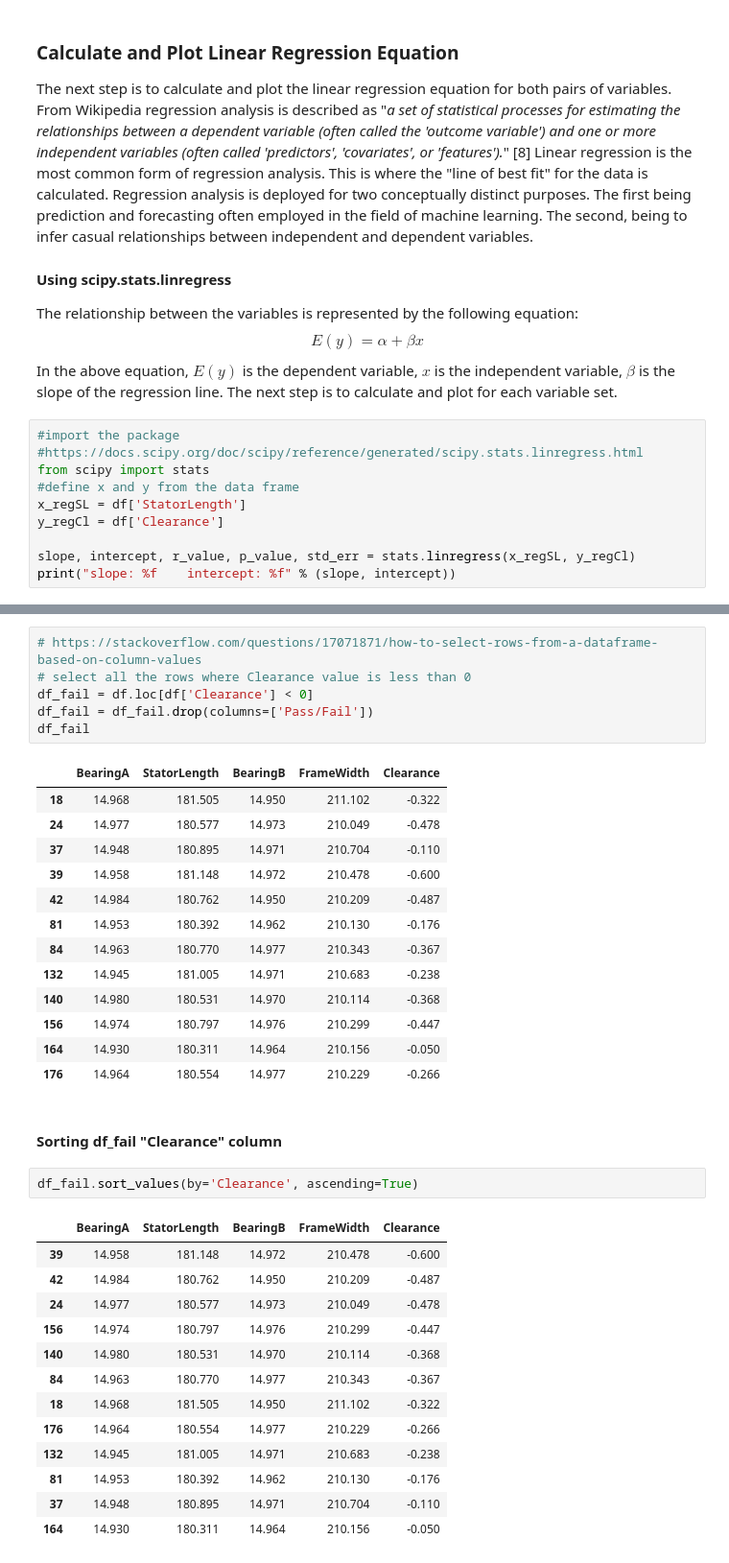
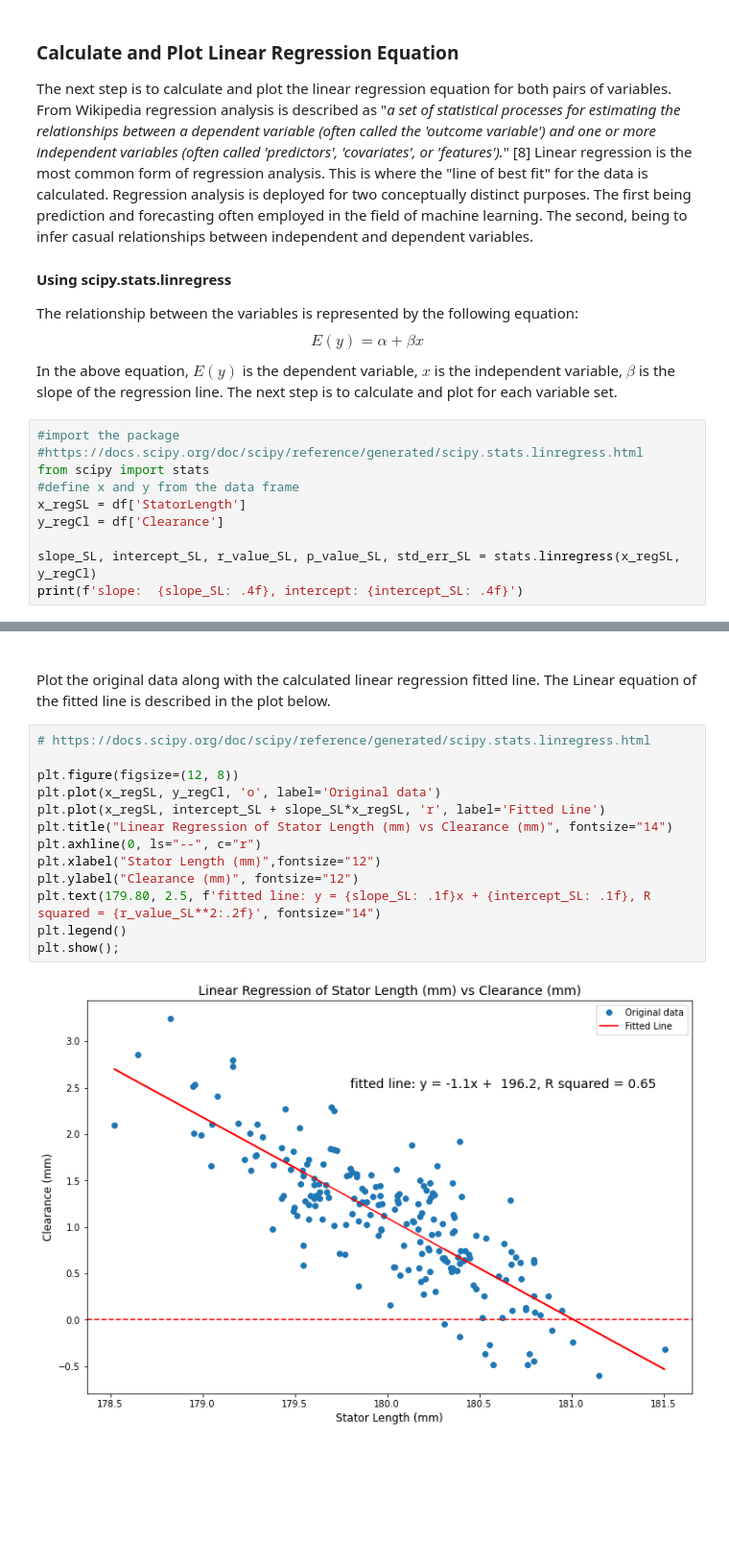
Before and after one commit to killfoley/ProgDAProject, a Jupyter notebook: ProgDA_Project.ipynb, the cells around one changed output, grey strips where cells are left out. Shown at 96% size. Cells and saved outputs as stored; diff of their text form; blank space fills up the shorter version.

Commit message:
rearranged some notebook cells. Added a title to the linear regression plot of StatorLength V Clearance. Added fitted line equation to the plot. Need to perform same for FrameWidth

```diff
--- a/ProgDA_Project.ipynb
+++ b/ProgDA_Project.ipynb
@@ -340,6 +391,6 @@ from scipy import stats
 x_regSL = df['StatorLength']
 y_regCl = df['Clearance']
 
-slope, intercept, r_value, p_value, std_err = stats.linregress(x_regSL, y_regCl)
-print("slope: %f    intercept: %f" % (slope, intercept))
+slope_SL, intercept_SL, r_value_SL, p_value_SL, std_err_SL = stats.linregress(x_regSL, y_regCl)
+print(f'slope:  {slope_SL: .4f}, intercept: {intercept_SL: .4f}')
 # %% [output]
@@ -370,41 +398,21 @@ using df.loc[ ] the assemblies with "Clearance" < 0 can be isolated to see if an
-# %%
-# https://stackoverflow.com/questions/17071871/how-to-select-rows-from-a-dataframe-based-on-column-values
-# select all the rows where Clearance value is less than 0
-df_fail = df.loc[df['Clearance'] < 0]
-df_fail = df_fail.drop(columns=['Pass/Fail'])
-df_fail
-# %% [output]
-|  | BearingA | StatorLength | BearingB | FrameWidth | Clearance |
-| 18 | 14.968 | 181.505 | 14.950 | 211.102 | -0.322 |
-| 24 | 14.977 | 180.577 | 14.973 | 210.049 | -0.478 |
-| 37 | 14.948 | 180.895 | 14.971 | 210.704 | -0.110 |
-| 39 | 14.958 | 181.148 | 14.972 | 210.478 | -0.600 |
-| 42 | 14.984 | 180.762 | 14.950 | 210.209 | -0.487 |
-| 81 | 14.953 | 180.392 | 14.962 | 210.130 | -0.176 |
-| 84 | 14.963 | 180.770 | 14.977 | 210.343 | -0.367 |
-| 132 | 14.945 | 181.005 | 14.971 | 210.683 | -0.238 |
-| 140 | 14.980 | 180.531 | 14.970 | 210.114 | -0.368 |
-| 156 | 14.974 | 180.797 | 14.976 | 210.299 | -0.447 |
-| 164 | 14.930 | 180.311 | 14.964 | 210.156 | -0.050 |
-| 176 | 14.964 | 180.554 | 14.977 | 210.229 | -0.266 |
-# %% [markdown]
-#### Sorting df_fail "Clearance" column
-# %%
-df_fail.sort_values(by='Clearance', ascending=True)
-# %% [output]
-|  | BearingA | StatorLength | BearingB | FrameWidth | Clearance |
-| 39 | 14.958 | 181.148 | 14.972 | 210.478 | -0.600 |
-| 42 | 14.984 | 180.762 | 14.950 | 210.209 | -0.487 |
-| 24 | 14.977 | 180.577 | 14.973 | 210.049 | -0.478 |
-| 156 | 14.974 | 180.797 | 14.976 | 210.299 | -0.447 |
-| 140 | 14.980 | 180.531 | 14.970 | 210.114 | -0.368 |
-| 84 | 14.963 | 180.770 | 14.977 | 210.343 | -0.367 |
-| 18 | 14.968 | 181.505 | 14.950 | 211.102 | -0.322 |
-| 176 | 14.964 | 180.554 | 14.977 | 210.229 | -0.266 |
-| 132 | 14.945 | 181.005 | 14.971 | 210.683 | -0.238 |
-| 81 | 14.953 | 180.392 | 14.962 | 210.130 | -0.176 |
-| 37 | 14.948 | 180.895 | 14.971 | 210.704 | -0.110 |
-| 164 | 14.930 | 180.311 | 14.964 | 210.156 | -0.050 |
+# %% [markdown]
+<br>
+Plot the original data along with the calculated linear regression fitted line. The Linear equation of the fitted line is described in the plot below.
+# %%
+# https://docs.scipy.org/doc/scipy/reference/generated/scipy.stats.linregress.html
+
+plt.figure(figsize=(12, 8))
+plt.plot(x_regSL, y_regCl, 'o', label='Original data')
+plt.plot(x_regSL, intercept_SL + slope_SL*x_regSL, 'r', label='Fitted Line')
+plt.title("Linear Regression of Stator Length (mm) vs Clearance (mm)", fontsize="14")
+plt.axhline(0, ls="--", c="r")
+plt.xlabel("Stator Length (mm)",fontsize="12")
+plt.ylabel("Clearance (mm)", fontsize="12")
+plt.text(179.80, 2.5, f'fitted line: y = {slope_SL: .1f}x + {intercept_SL: .1f}, R squared = {r_value_SL**2:.2f}', fontsize="14")
+plt.legend()
+plt.show();
+# %% [output]
+[figure, added]
 # %% [markdown]
 #### References
 [1] Design Society Publication; pdf in repo <br />
```
Also changed, not shown: parts of 9 cells of this notebook.
